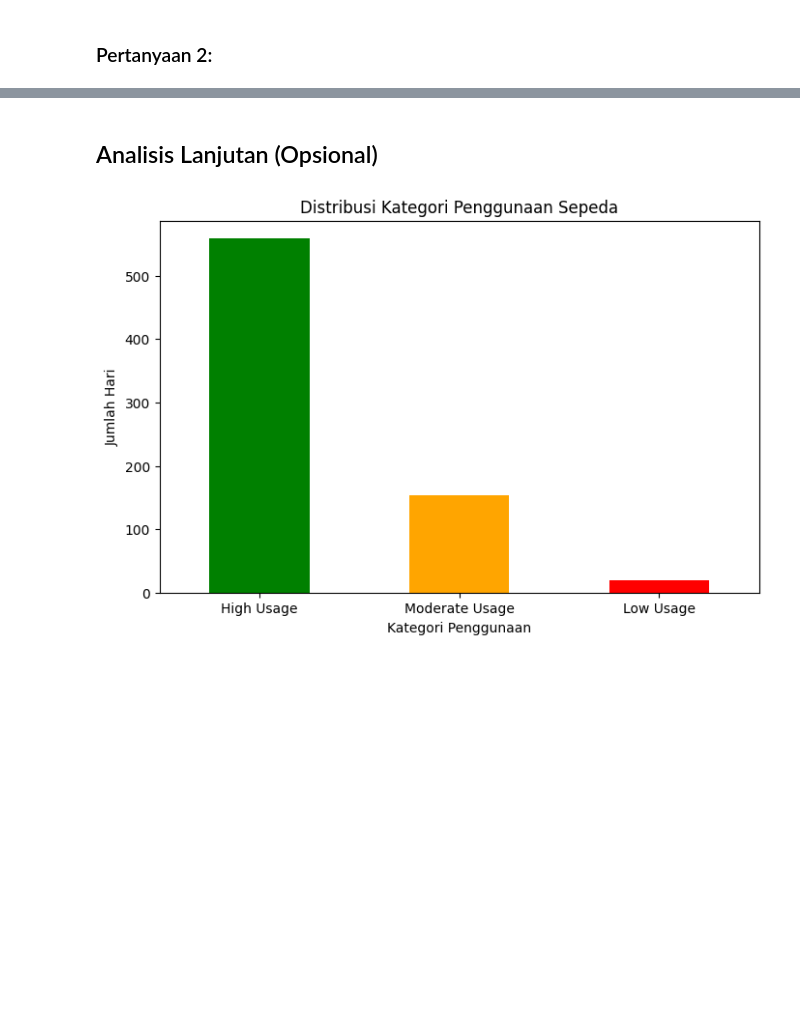
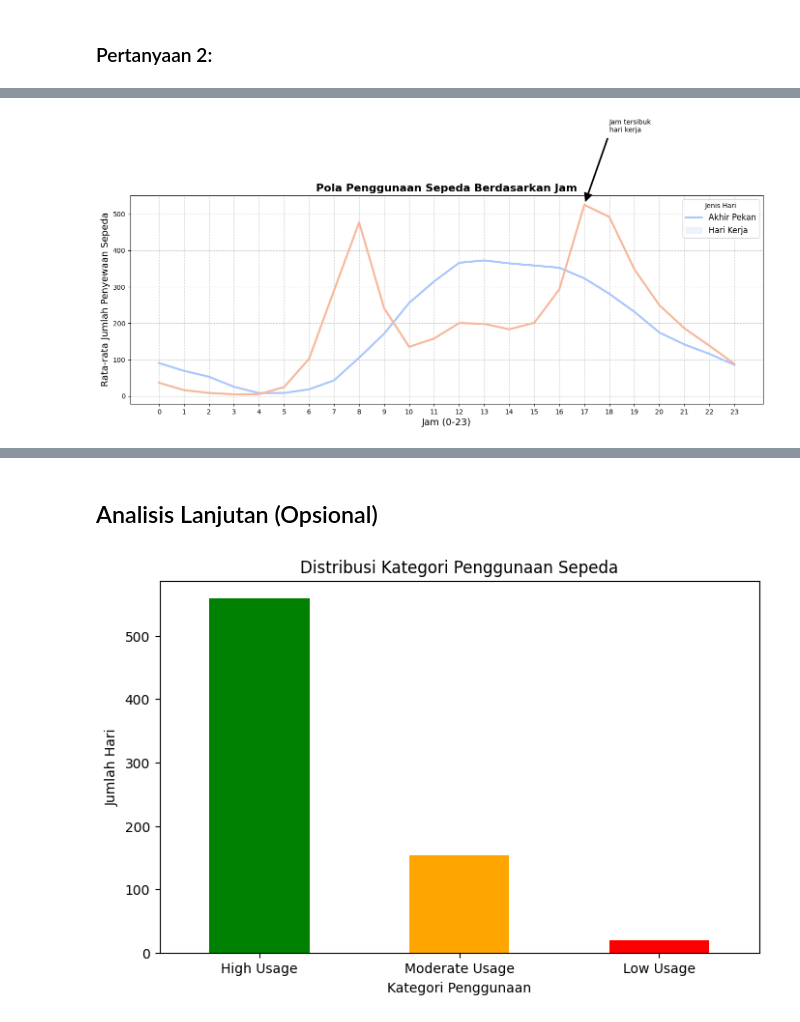
Before and after one commit to khalidalghifarii/bike-sharing-dashboard, a Jupyter notebook: notebook.ipynb, the cells around one changed output, grey strips where cells are left out. Drawn from its saved outputs; the diff is of its cells as text; code cells hidden in the pictures; blank space fills up the shorter version.

```diff
--- a/notebook.ipynb
+++ b/notebook.ipynb
@@ -307,0 +366,89 @@ Passing `palette` without assigning `hue` is deprecated and will be removed in v
+# %%
+# 2. Pola Penggunaan Sepeda berdasarkan Waktu
+# a. Pola penggunaan berdasarkan jam dengan peningkatan tampilan
+plt.figure(figsize=(14, 7))
+
+# Menghitung rata-rata penyewaan per jam berdasarkan hari kerja vs akhir pekan
+hourly_usage = hour_df.groupby(['hr', 'workingday'])['cnt'].mean().reset_index()
+
+# Membuat line plot
+sns.lineplot(data=hourly_usage, x='hr', y='cnt', hue='workingday', palette='coolwarm',
+             markers=True, dashes=False, linewidth=3, markersize=8)
+
+plt.title("Pola Penggunaan Sepeda Berdasarkan Jam", fontsize=16, fontweight='bold')
+plt.xlabel("Jam (0-23)", fontsize=14)
+plt.ylabel("Rata-rata Jumlah Penyewaan Sepeda", fontsize=14)
+
+plt.legend(title="Jenis Hari", labels=["Akhir Pekan", "Hari Kerja"], fontsize=12)
+
+# Menampilkan label untuk setiap jam (0-23)
+plt.xticks(ticks=range(0, 24, 1), fontsize=10)
+plt.grid(True, linestyle='--', alpha=0.7)
+
+# Menambahkan anotasi untuk jam sibuk
+max_workday = hourly_usage[hourly_usage['workingday'] == 1]['cnt'].max()
+max_workday_hour = hourly_usage[(hourly_usage['workingday'] == 1) &
+                               (hourly_usage['cnt'] == max_workday)]['hr'].values[0]
+
+plt.annotate(f'Jam tersibuk\nhari kerja',
+             xy=(max_workday_hour, max_workday),
+             xytext=(max_workday_hour+1, max_workday+200),
+             arrowprops=dict(facecolor='black', shrink=0.05, width=1.5),
+             fontsize=10)
+
+plt.tight_layout()
+plt.show()
+
+# b. Pola penggunaan berdasarkan musim dengan visualisasi yang ditingkatkan
+plt.figure(figsize=(12, 7))
+
+# Menghitung rata-rata penyewaan berdasarkan musim
+seasonal_usage = df.groupby('season')['cnt'].mean().reset_index()
+
+# Membuat bar plot
+ax = sns.barplot(data=seasonal_usage, x='season', y='cnt', palette='viridis')
+
+# Menambahkan label yang lebih deskriptif untuk musim
+season_labels = {1: 'Musim Semi', 2: 'Musim Panas', 3: 'Musim Gugur', 4: 'Musim Dingin'}
+plt.xticks(ticks=range(4), labels=[season_labels[i] for i in range(1, 5)], fontsize=12)
+
+# Menambahkan nilai di atas setiap bar
+for i, p in enumerate(ax.patches):
+    height = p.get_height()
+    ax.text(p.get_x() + p.get_width()/2., height + 50,
+            f'{int(height)}',
+            ha="center", fontsize=11)
+
+plt.title("Rata-rata Penyewaan Sepeda Berdasarkan Musim", fontsize=16, fontweight='bold')
+plt.xlabel("Musim", fontsize=14)
+plt.ylabel("Rata-rata Jumlah Penyewaan Sepeda", fontsize=14)
+plt.grid(axis='y', linestyle='--', alpha=0.7)
+plt.tight_layout()
+plt.show()
+
+# c. Menambahkan visualisasi tambahan: Pola penggunaan berdasarkan bulan (line chart)
+plt.figure(figsize=(14, 7))
+
+# Ekstrak bulan dari kolom datetime
+df['month'] = df['dteday'].dt.month
+
+# Menghitung rata-rata penyewaan per bulan
+monthly_usage = df.groupby('month')['cnt'].mean().reset_index()
+
+# Membuat line plot untuk tren bulanan
+sns.lineplot(data=monthly_usage, x='month', y='cnt', marker='o',
+             color='purple', linewidth=3, markersize=10)
+
+plt.title("Tren Penyewaan Sepeda Bulanan", fontsize=16, fontweight='bold')
+plt.xlabel("Bulan", fontsize=14)
+plt.ylabel("Rata-rata Jumlah Penyewaan Sepeda", fontsize=14)
+
+# Mengatur label sumbu x dengan nama bulan
+month_names = ['Jan', 'Feb', 'Mar', 'Apr', 'Mei', 'Jun', 'Jul', 'Agu', 'Sep', 'Okt', 'Nov', 'Des']
+plt.xticks(ticks=range(1, 13), labels=month_names, fontsize=11, rotation=45)
+
+plt.grid(True, linestyle='--', alpha=0.7)
+plt.tight_layout()
+plt.show()
+# %% [output]
+[figure, added]
```
Also changed, not shown: parts of 15 cells of this notebook, 2 other files.
